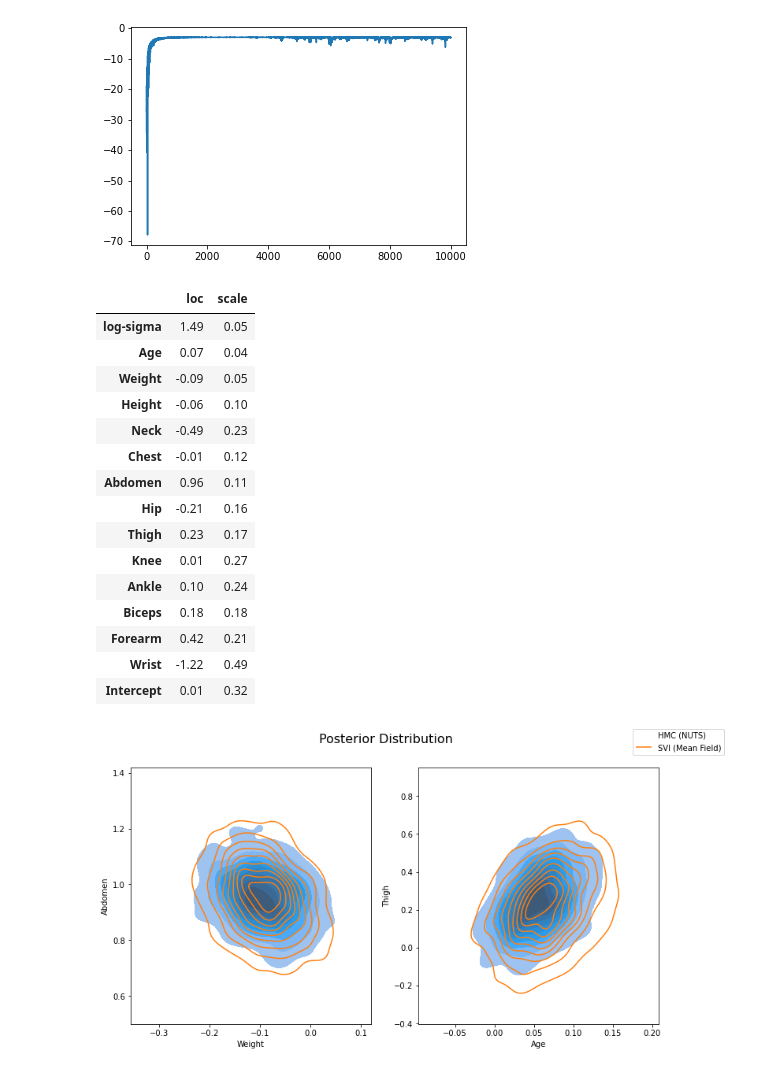
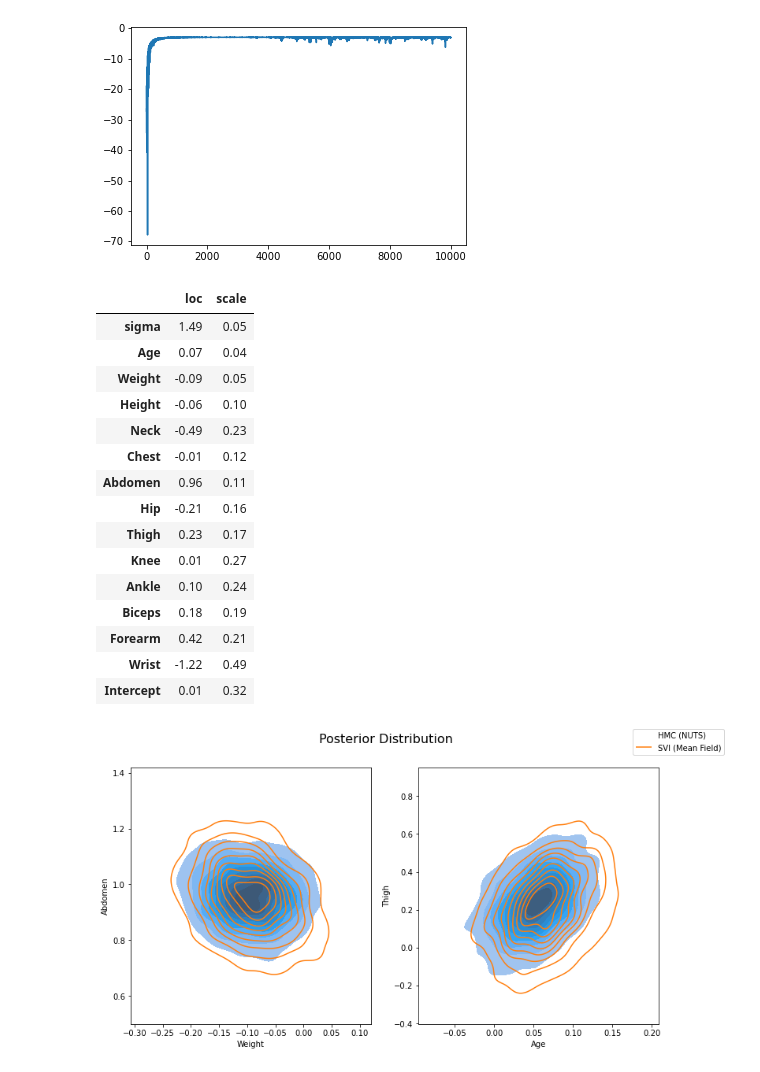
Before and after one commit to mkomod/variational-inference, a Jupyter notebook: py/bodyfat_regressions.ipynb, the cells around one changed output. Cells and saved outputs as stored; diff of their text form; code cells hidden in the pictures.

```diff
--- a/py/bodyfat_regressions.ipynb
+++ b/py/bodyfat_regressions.ipynb
@@ -38,13 +38,15 @@ in_features = x_data.shape[1]
 # %%
 model = br.BayesianRegression(in_features, 1)
 guide = AutoDiagonalNormal(model) # Stochastic Mean field
-adam = pyro.optim.Adam({"lr": 0.01})
+adam = pyro.optim.Adam({"lr": 0.009})
 svi = SVI(model, guide, adam, loss=Trace_ELBO())
 # %%
 torch.manual_seed(12)
 pyro.clear_param_store()
 tic=time.time()
-elbos, samples = br.run_vi(x_data, y_data, svi, model, guide)
+elbos = model.run_vi(x_data, y_data, svi, num_iterations=5000)
 toc=time.time()
 print(f"SVI time: {toc-tic} sec")
+guide.requires_grad_(False)
+samples, iw = br.sample_and_calculate_log_impweight(x_data, y_data, model, guide, num_post_samples=int(1e3))
 # %% [output]
@@ -149,7 +151,9 @@ guide_mvt = AutoMultivariateNormal(model, init_loc_fn=init_to_mean)
 svi_mvt = SVI(model, guide_mvt, pyro.optim.Adam({"lr": 0.01}), loss=Trace_ELBO())
 
 tic = time.time()
-elbos_mvt, samples_mvt = br.run_vi(x_data, y_data, svi_mvt, model, guide_mvt)
+elbos_mvt = model.run_vi(x_data, y_data, svi_mvt, num_iterations=2000)
 toc=time.time()
+guide_mvt.requires_grad_(False)
+samples_mvt, iw_mvt = br.sample_and_calculate_log_impweight(x_data, y_data, model, guide_mvt, num_post_samples=int(1e3))
 print(f"Non-MFVI time: {toc-tic} sec")
 # %% [output]
@@ -165,10 +169,10 @@ plt.show()
 np.round(pd.DataFrame({
     "loc": samples_mvt.mean(axis=0),
     "scale": samples_mvt.std(axis=0),
-}, index=["log-sigma"] + list(data.drop("Bodyfat", axis=1).columns) + ["Intercept"]), 2)
+}, index=["sigma"] + list(data.drop("Bodyfat", axis=1).columns) + ["Intercept"]), 2)
 # %% [output]
 |  | loc | scale |
-| log-sigma | 1.49 | 0.05 |
+| sigma | 1.49 | 0.05 |
 | Age | 0.07 | 0.04 |
 | Weight | -0.09 | 0.05 |
 | Height | -0.06 | 0.10 |
@@ -179,25 +183,25 @@ np.round(pd.DataFrame({
 | Thigh | 0.23 | 0.17 |
 | Knee | 0.01 | 0.27 |
 | Ankle | 0.10 | 0.24 |
-| Biceps | 0.18 | 0.18 |
+| Biceps | 0.18 | 0.19 |
 | Forearm | 0.42 | 0.21 |
 | Wrist | -1.22 | 0.49 |
 | Intercept | 0.01 | 0.32 |
 # %%
 fig, axs = plt.subplots(nrows=1, ncols=2, figsize=(12, 6))
 fig.suptitle("Posterior Distribution", fontsize=16)
 
 sns.kdeplot(x=hmc_samples["linear.weight"][:,1], y=hmc_samples["linear.weight"][:,5], ax=axs[0], fill=True, label="HMC (NUTS)")
 sns.kdeplot(x=samples_mvt[:, 2], y=samples_mvt[:, 6], ax=axs[0], label="SVI (Mean Field)")
 axs[0].set(xlabel="Weight", ylabel="Abdomen", )
 
 sns.kdeplot(x=hmc_samples["linear.weight"][:, 0], y=hmc_samples["linear.weight"][:,7], ax=axs[1], fill=True, label="HMC (NUTS)")
-sns.kdeplot(x=samples_mvt[:, 1], y=samples_mvt[:, 1], ax=axs[1], label="SVI (Mean Field)")
+sns.kdeplot(x=samples_mvt[:, 1], y=samples_mvt[:, 8], ax=axs[1], label="SVI (Mean Field)")
 axs[1].set(xlabel="Age", ylabel="Thigh", )
 
 
 handles, labels = axs[1].get_legend_handles_labels()
 fig.legend(handles, labels, loc='upper right')
 plt.show()
 # %% [output]
-[figure, old version]
+[figure, new version]
```
Also changed, not shown: parts of 12 cells of this notebook, 6 other files.
